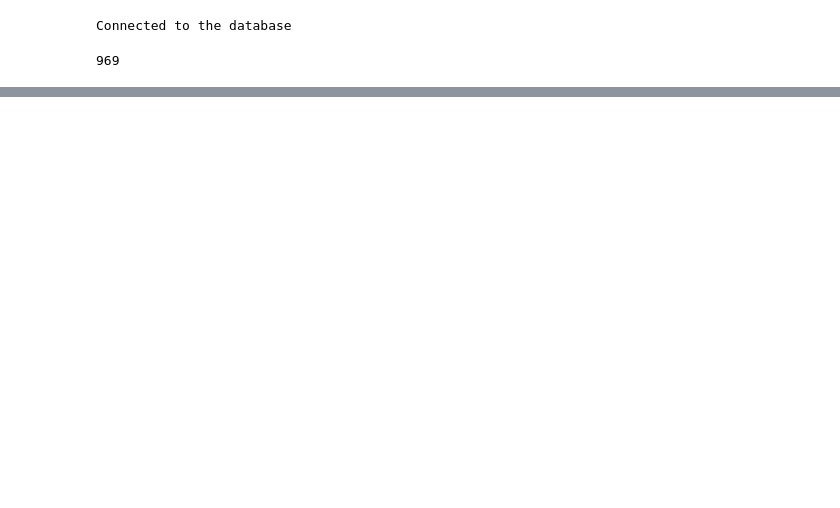
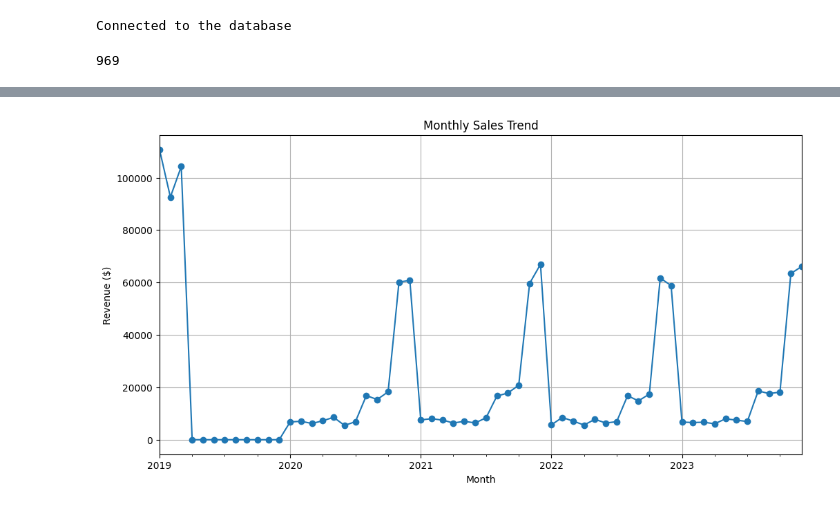
Before and after one commit to allahgabo/Walmart-Project, a Jupyter notebook: project.ipynb, the cells around one changed output, grey strips where cells are left out. Cells and saved outputs as stored; diff of their text form; code cells hidden in the pictures; blank space fills up the shorter version.

```diff
--- a/project.ipynb
+++ b/project.ipynb
@@ -209,0 +263,16 @@ walmart.to_sql("walmart",con=postgres_engine,if_exists="replace",index=False) #
+# %%
+# Convert date to datetime
+walmart['date'] = pd.to_datetime(walmart['date'], format='%d/%m/%y')
+
+# Aggregate monthly
+monthly_sales = walmart.resample('ME', on='date')['Revenue'].sum()
+
+plt.figure(figsize=(12, 6))
+monthly_sales.plot(kind='line', marker='o')
+plt.title('Monthly Sales Trend')
+plt.xlabel('Month')
+plt.ylabel('Revenue ($)')
+plt.grid(True)
+plt.show()
+# %% [output]
+[figure, added]
```
Also changed, not shown: parts of 11 cells of this notebook.
